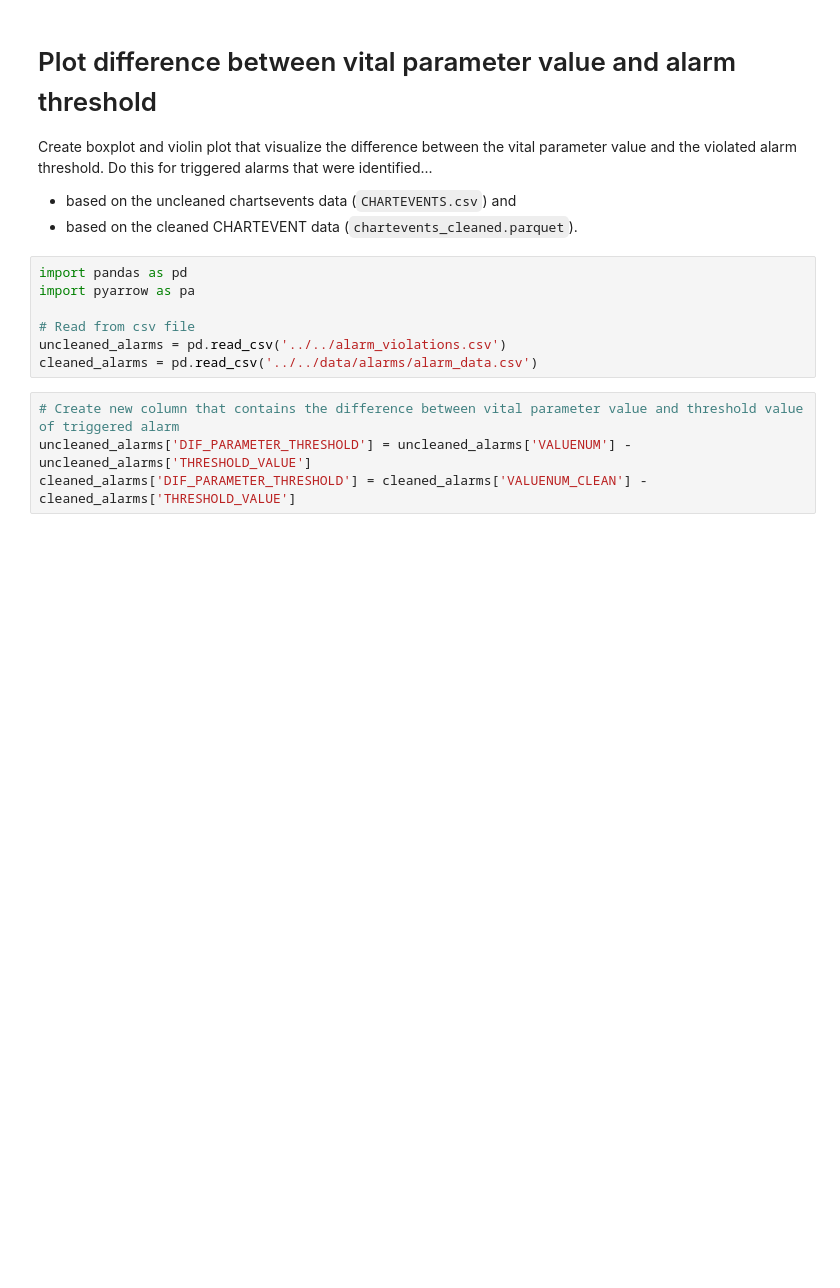
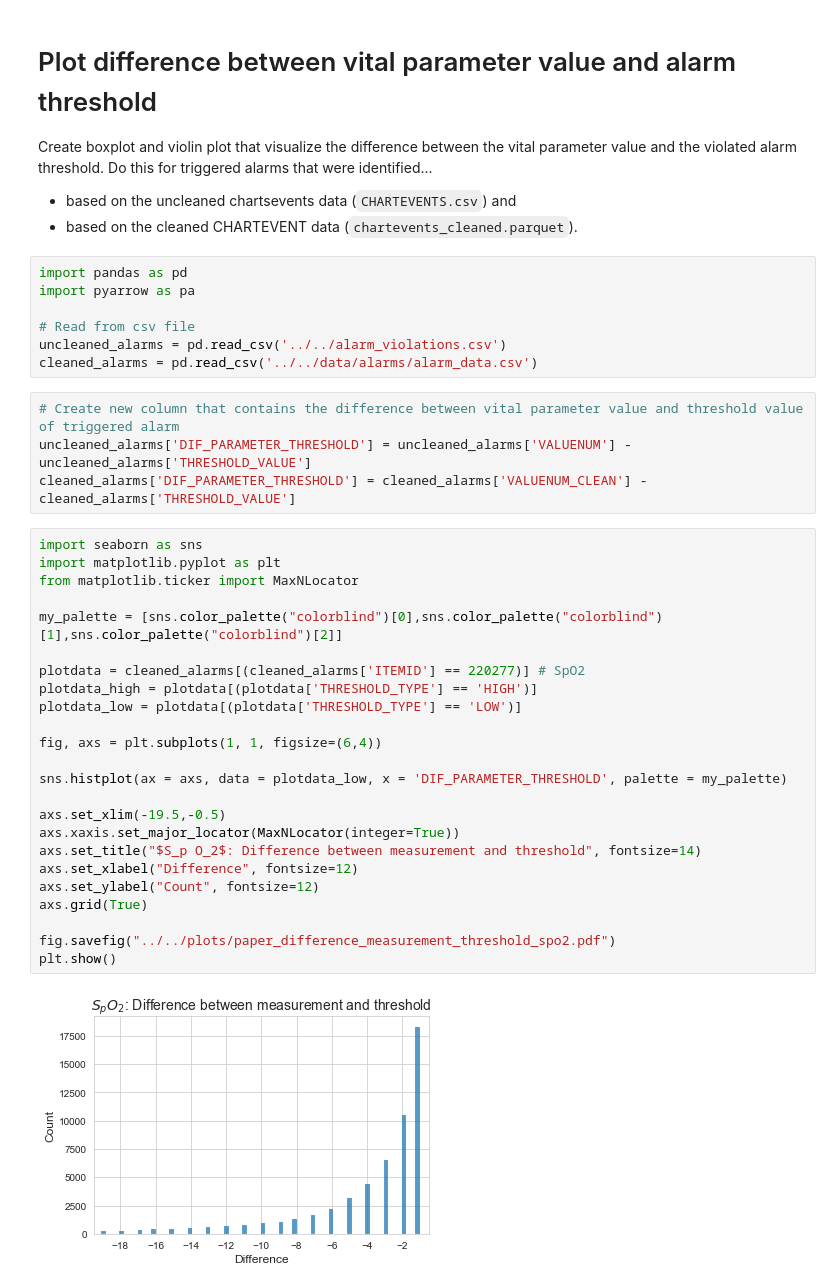
Before and after one commit to denise97/dhl2021, a Jupyter notebook: paper_visualizations/difference_to_threshold.ipynb, the cells around one changed output. Drawn from its saved outputs; the diff is of its cells as text; blank space fills up the shorter version.

```diff
--- a/paper_visualizations/difference_to_threshold.ipynb
+++ b/paper_visualizations/difference_to_threshold.ipynb
@@ -17,6 +17,32 @@ cleaned_alarms = pd.read_csv('../../data/alarms/alarm_data.csv')
 # Create new column that contains the difference between vital parameter value and threshold value of triggered alarm
 uncleaned_alarms['DIF_PARAMETER_THRESHOLD'] = uncleaned_alarms['VALUENUM'] - uncleaned_alarms['THRESHOLD_VALUE']
 cleaned_alarms['DIF_PARAMETER_THRESHOLD'] = cleaned_alarms['VALUENUM_CLEAN'] - cleaned_alarms['THRESHOLD_VALUE']
+# %%
+import seaborn as sns
+import matplotlib.pyplot as plt
+from matplotlib.ticker import MaxNLocator
+
+my_palette = [sns.color_palette("colorblind")[0],sns.color_palette("colorblind")[1],sns.color_palette("colorblind")[2]]
+
+plotdata = cleaned_alarms[(cleaned_alarms['ITEMID'] == 220277)] # SpO2
+plotdata_high = plotdata[(plotdata['THRESHOLD_TYPE'] == 'HIGH')]
+plotdata_low = plotdata[(plotdata['THRESHOLD_TYPE'] == 'LOW')]
+
+fig, axs = plt.subplots(1, 1, figsize=(6,4))
+
+sns.histplot(ax = axs, data = plotdata_low, x = 'DIF_PARAMETER_THRESHOLD', palette = my_palette)
+
+axs.set_xlim(-19.5,-0.5)
+axs.xaxis.set_major_locator(MaxNLocator(integer=True))
+axs.set_title("$S_p O_2$: Difference between measurement and threshold", fontsize=14)
+axs.set_xlabel("Difference", fontsize=12)
+axs.set_ylabel("Count", fontsize=12)
+axs.grid(True)
+
+fig.savefig("../../plots/paper_difference_measurement_threshold_spo2.pdf")
+plt.show()
+# %% [output]
+[figure, added]
 # %%
 import seaborn as sns
 import matplotlib.pyplot as plt
```
Also changed, not shown: parts of 1 cell of this notebook, 1 other file.
